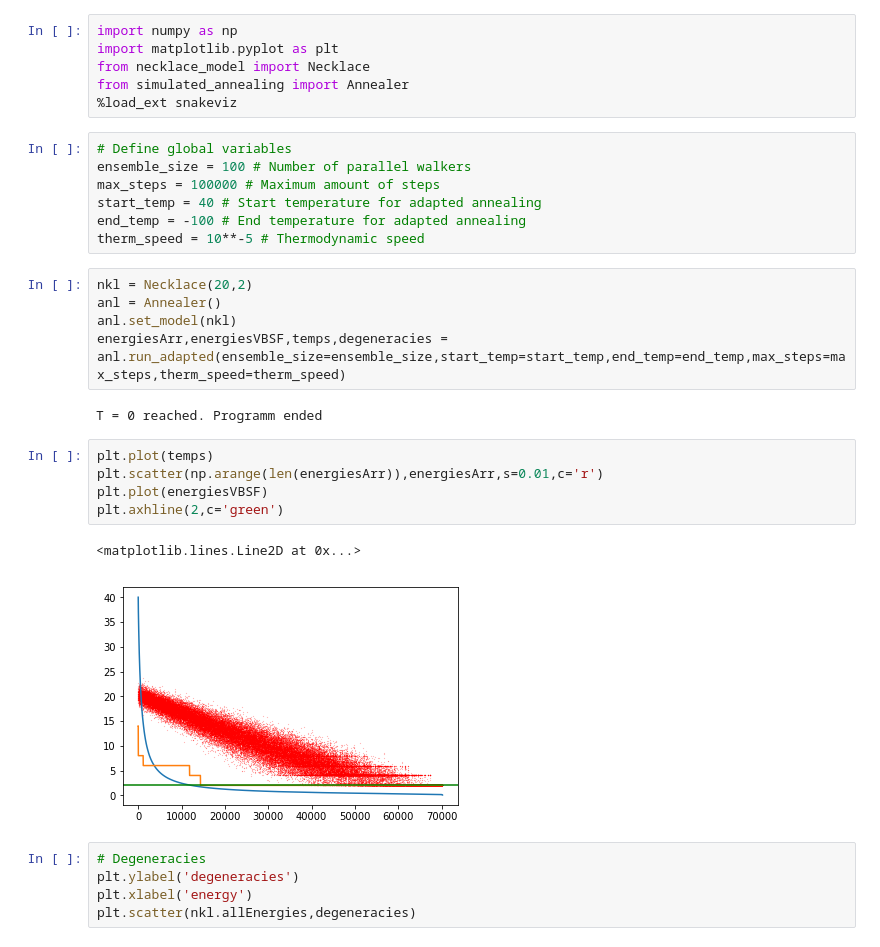
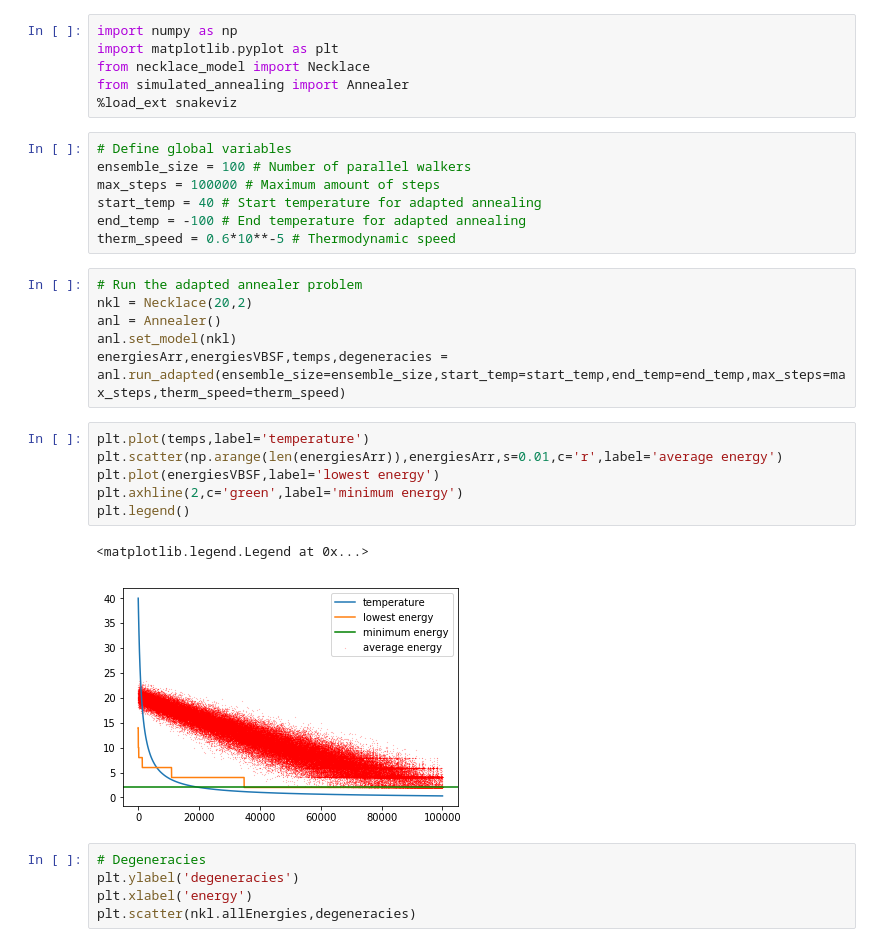
Before and after one commit to christian512/necklace_simulation, a Jupyter notebook: Assignment3.ipynb, the cells around one changed output. Saved outputs shown, nothing was run; the diff lists cells and outputs as text.

```diff
--- a/Assignment3.ipynb
+++ b/Assignment3.ipynb
@@ -10,22 +10,22 @@ ensemble_size = 100 # Number of parallel walkers
 max_steps = 100000 # Maximum amount of steps
 start_temp = 40 # Start temperature for adapted annealing
 end_temp = -100 # End temperature for adapted annealing
-therm_speed = 10**-5 # Thermodynamic speed
+therm_speed = 0.6*10**-5 # Thermodynamic speed
 # %%
+# Run the adapted annealer problem
 nkl = Necklace(20,2)
 anl = Annealer()
 anl.set_model(nkl)
 energiesArr,energiesVBSF,temps,degeneracies = anl.run_adapted(ensemble_size=ensemble_size,start_temp=start_temp,end_temp=end_temp,max_steps=max_steps,therm_speed=therm_speed)
-# %% [output]
-T = 0 reached. Programm ended
 # %%
-plt.plot(temps)
-plt.scatter(np.arange(len(energiesArr)),energiesArr,s=0.01,c='r')
-plt.plot(energiesVBSF)
-plt.axhline(2,c='green')
+plt.plot(temps,label='temperature')
+plt.scatter(np.arange(len(energiesArr)),energiesArr,s=0.01,c='r',label='average energy')
+plt.plot(energiesVBSF,label='lowest energy')
+plt.axhline(2,c='green',label='minimum energy')
+plt.legend()
 # %% [output]
-<matplotlib.lines.Line2D at 0x...>
+<matplotlib.legend.Legend at 0x...>
-[figure, old version]
+[figure, new version]
 # %%
 # Degeneracies
 plt.ylabel('degeneracies')
```
Also changed, not shown: parts of 3 cells of this notebook.
